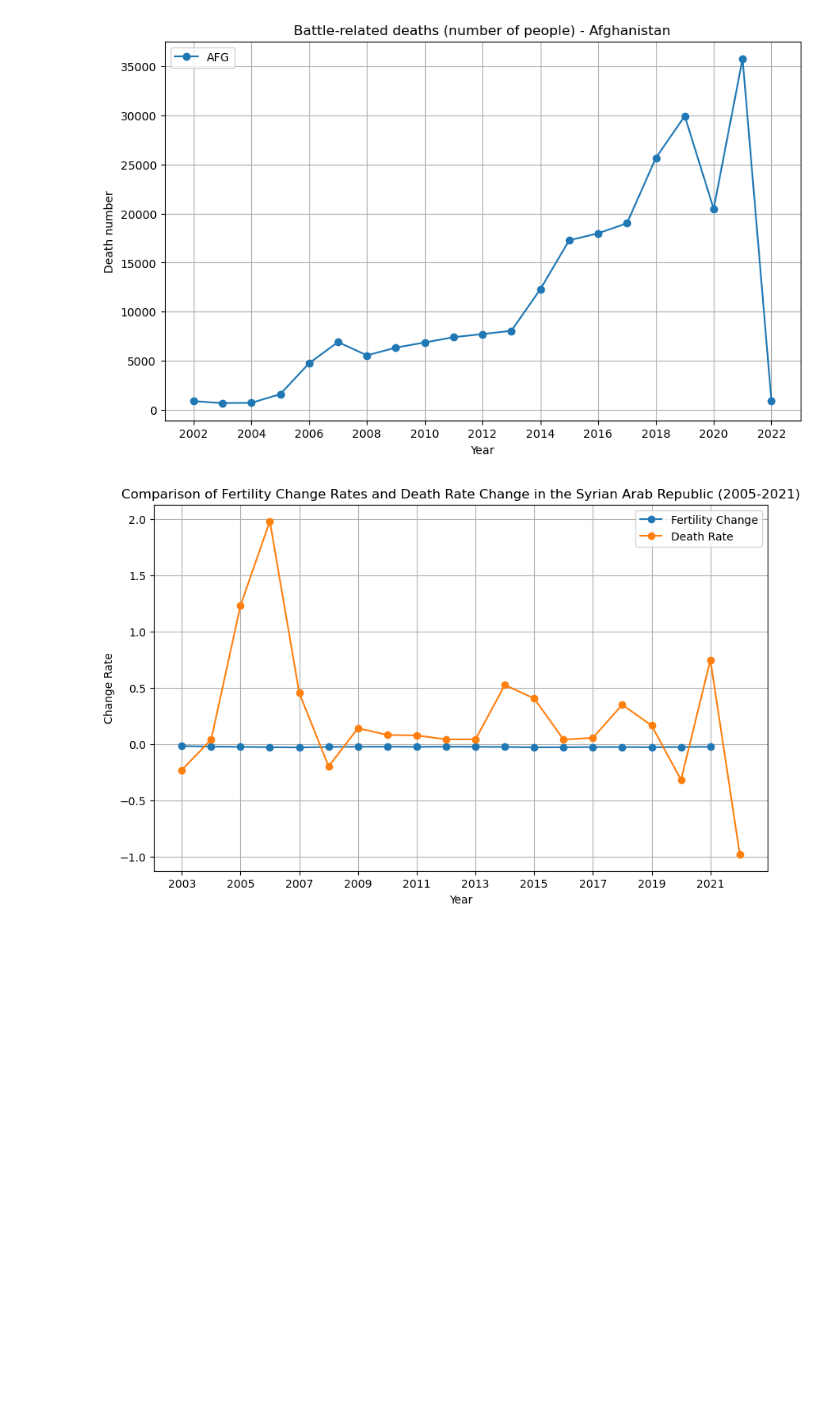
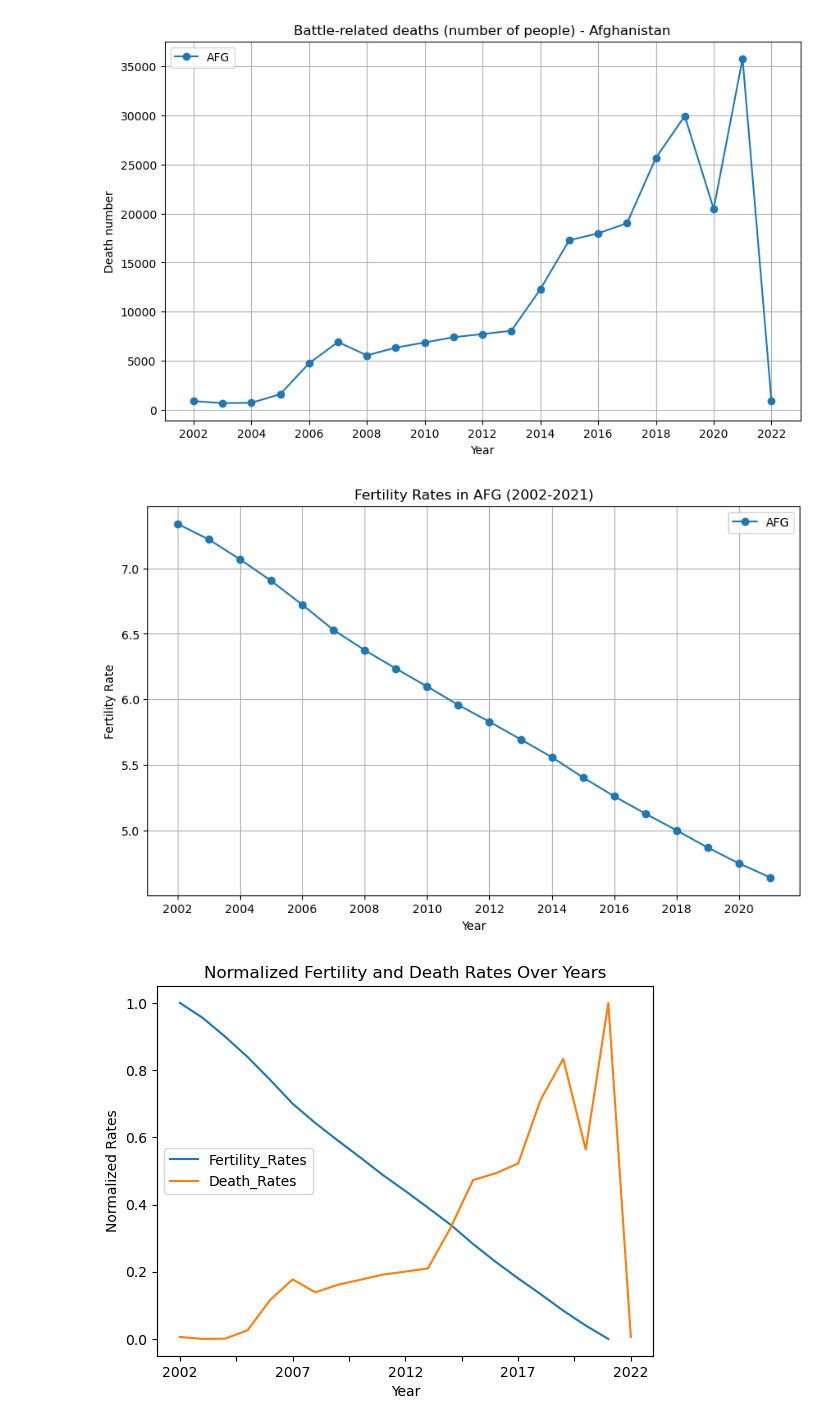
Before and after one commit to Huahuahaha/2023Fall_Projects, a Jupyter notebook: Hypothesis Report.ipynb, the cells around one changed output. Cells and saved outputs as stored; diff of their text form; code cells hidden in the pictures; blank space fills up the shorter version.

```diff
--- a/Hypothesis Report.ipynb
+++ b/Hypothesis Report.ipynb
@@ -249,12 +204,8 @@ plt.show()
 [figure]
 # %%
 afg_fr = functions.ext_sel_da(fr_data, 'AFG', 2002, 2021)
-afg_fr_change_rates = functions.calculate_change_rate(afg_fr)
-afg_cr_years = list(map(int, afg_fr_change_rates.keys()))
-afg_change_rates = list(afg_fr_change_rates.values())
-afg_dt_change_rates = functions.calculate_change_rate(afg_dt)
-afg_dt_years = list(map(int, afg_dt_change_rates.keys()))
-afg_dt_rates = list(afg_dt_change_rates.values())
-functions.plot_comparison(afg_cr_years, afg_change_rates, afg_dt_years, afg_dt_rates, 2)
+functions.plot_fertility_rates(afg_fr, 'AFG', 2002, 2021, 2)
+functions.plot_normalized_rates(afg_fr, afg_dt)
 # %% [output]
-[figure, old version]
+[figure, new version]
+[figure, added]
```
Also changed, not shown: parts of 12 cells of this notebook, 1 other file.
